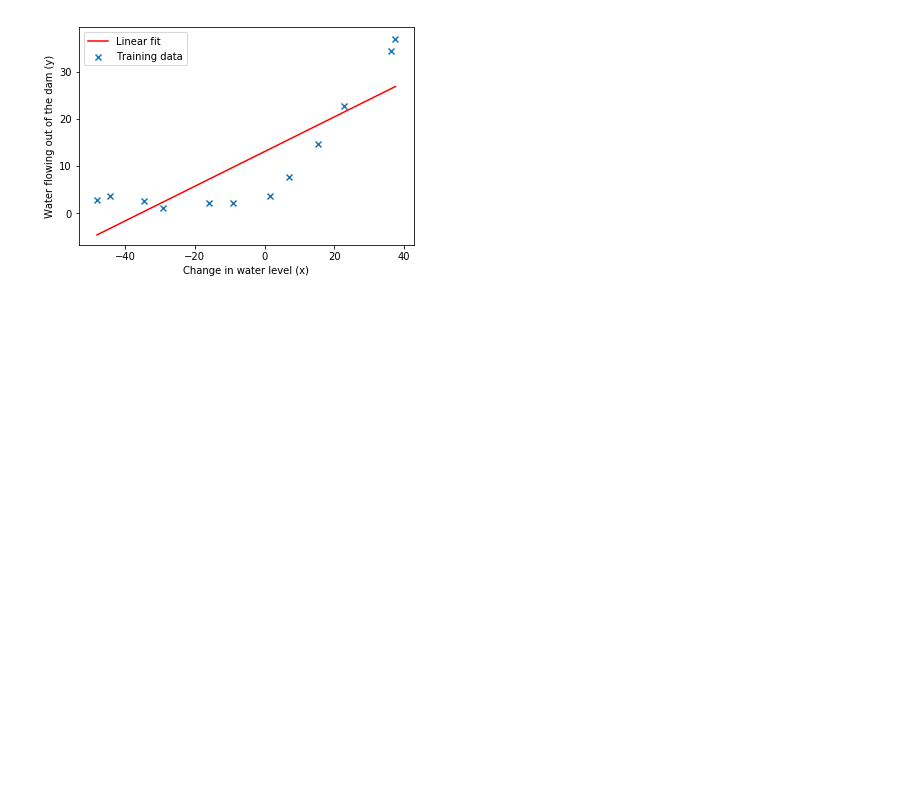
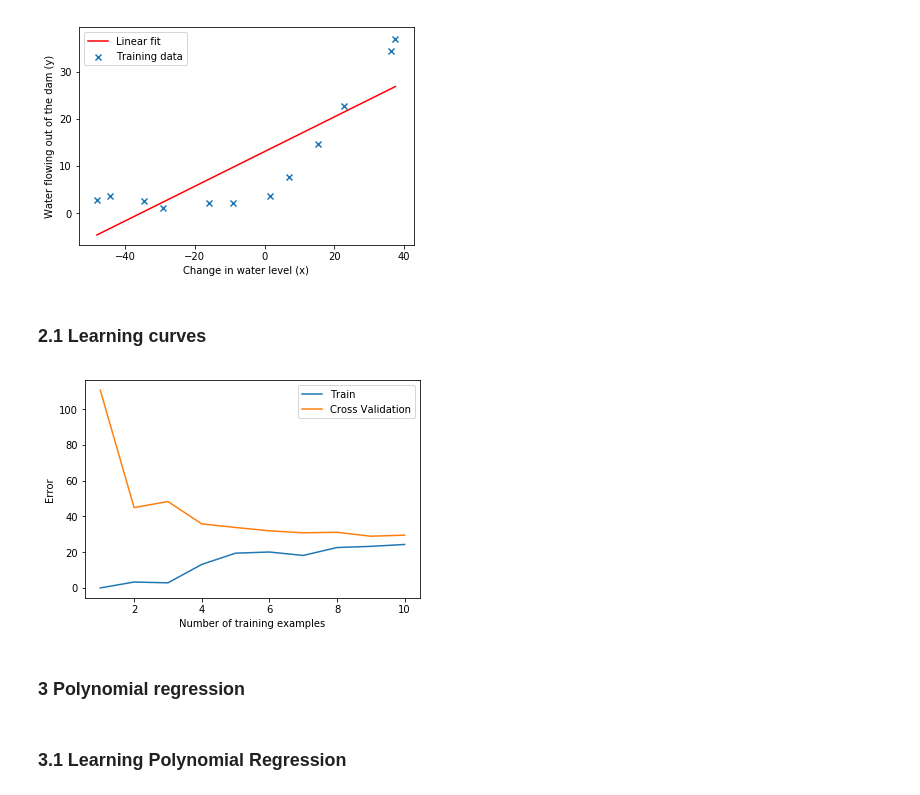
Before and after one commit to CNRio/Machine-Learning-Andrew-Ng, a Jupyter notebook: HW5 - Regularized Linear Regression and Bias vs Variance/ex5.ipynb, the cells around one changed output. Saved outputs shown, nothing was run; the diff lists cells and outputs as text; code cells hidden in the pictures; blank space fills up the shorter version.

```diff
--- a/HW5 - Regularized Linear Regression and Bias vs Variance/ex5.ipynb
+++ b/HW5 - Regularized Linear Regression and Bias vs Variance/ex5.ipynb
@@ -94,3 +89,43 @@ def plot_fit(theta, X, y):
 plot_fit(theta, X, y)
 # %% [output]
 [figure]
+# %% [markdown]
+### 2.1 Learning curves
+# %%
+def evaluate(ground_truth, prediction):
+    return np.mean(np.square(ground_truth.ravel() - prediction.ravel()))/2
+# %%
+def learning_curve(X, y, Xval, yval, lamb):
+    m = len(y)
+    error_train = []
+    error_val = []
+    for i in range(1, m):
+        X_in = np.c_[np.ones((i, 1)), X[:i]]
+        y_in = y[:i]
+        theta = train_linear_reg(X_in, y_in, lamb)
+
+        pred_train = predict(theta, X[:i])
+        pred_val = predict(theta, Xval)
+
+        error_train.append(evaluate(y_in, pred_train))
+        error_val.append(evaluate(yval, pred_val))
+
+    return error_train, error_val
+# %%
+error_train, error_val = learning_curve(X, y, Xval, yval, 1)
+# %%
+def plot_learning_curve(error_train, error_val, axes=None):
+    if axes == None:
+        axes = plt.gca()
+
+    axes.plot(np.linspace(1, len(error_train), len(error_train)), error_train, label='Train')
+    axes.plot(np.linspace(1, len(error_val), len(error_val)), error_val, label='Cross Validation')
+    axes.set_xlabel('Number of training examples')
+    axes.set_ylabel('Error')
+    axes.legend()
+# %%
+plot_learning_curve(error_train[1:], error_val[1:])
+# %% [output]
+[figure, added]
+# %% [markdown]
+### 3 Polynomial regression
@@ -96,0 +157,2 @@ plot_fit(theta, X, y)
+# %% [markdown]
+### 3.1 Learning Polynomial Regression
```
Also changed, not shown: parts of 11 cells of this notebook, 2 other files.
